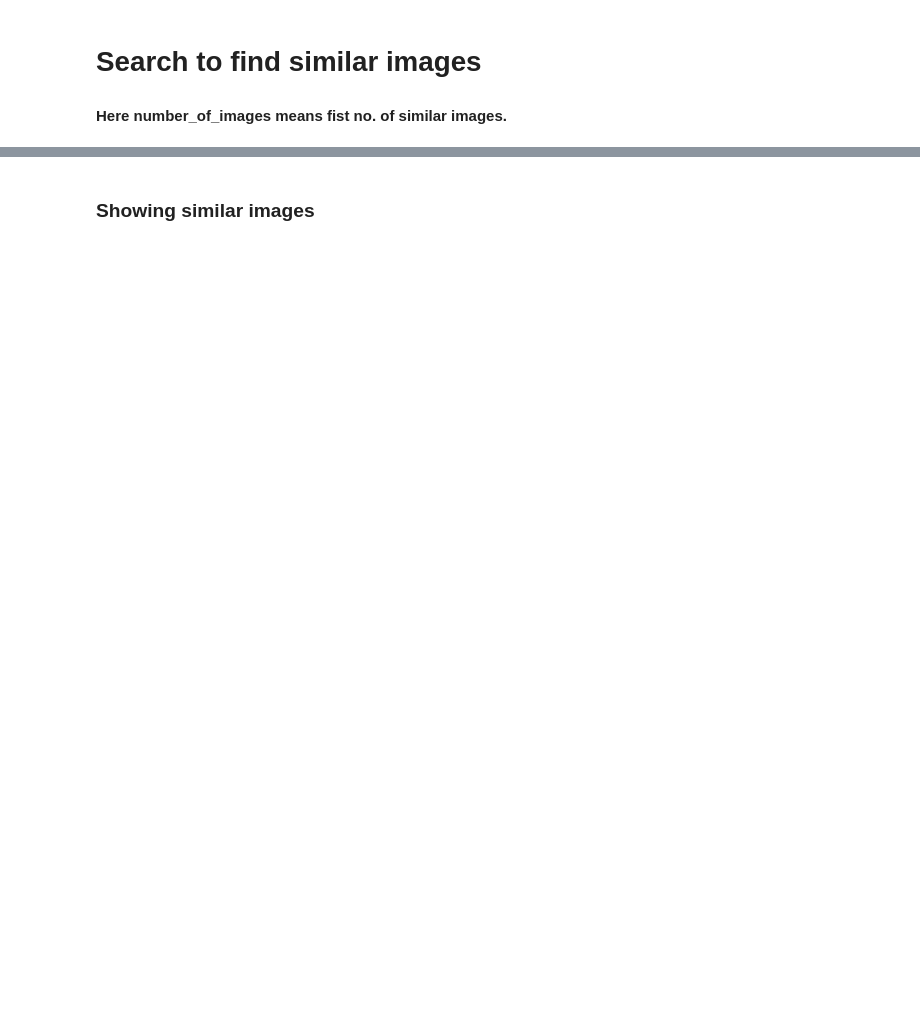
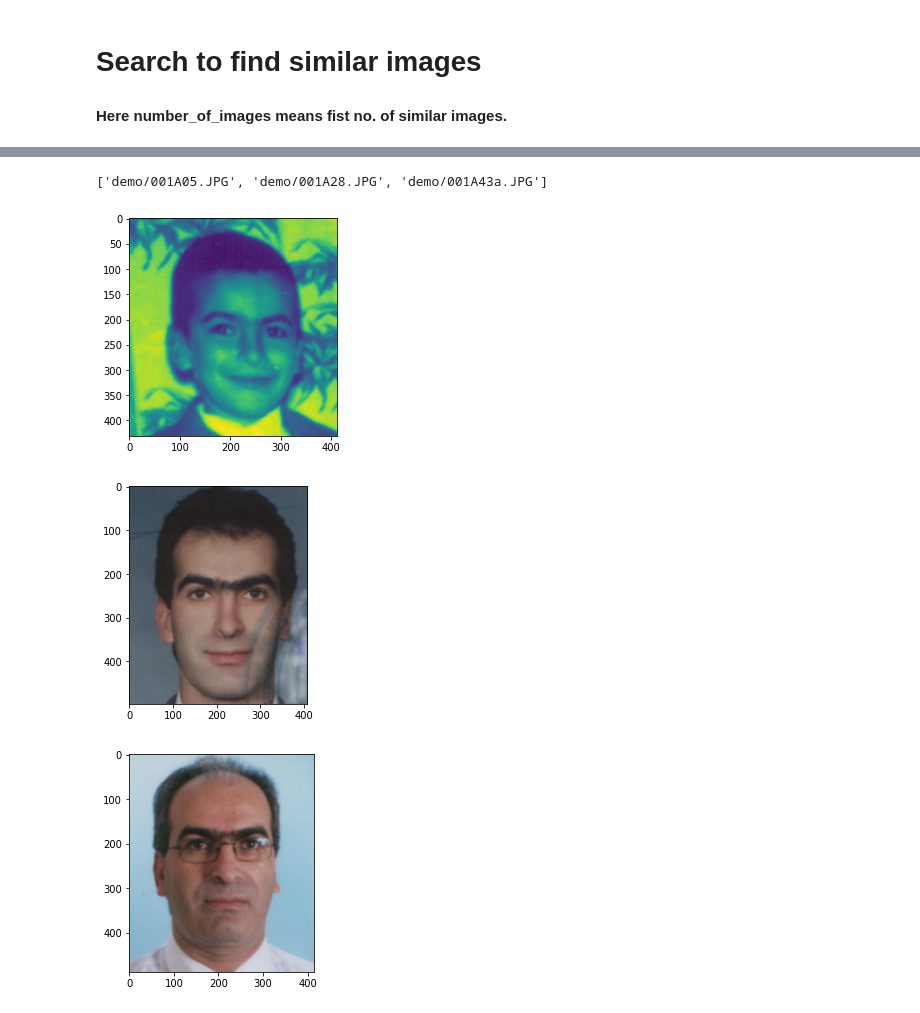
Before and after one commit to Anky209e/Machine-Learning-Projects, a Jupyter notebook: Age_detection/human_ageing_smililarites.ipynb, the cells around one changed output, grey strips where cells are left out. Cells and saved outputs as stored; diff of their text form; code cells hidden in the pictures; blank space fills up the shorter version.

Commit message:
updated function to show images

```diff
--- a/Age_detection/human_ageing_smililarites.ipynb
+++ b/Age_detection/human_ageing_smililarites.ipynb
@@ -20,5 +35,7 @@ Index(image_list).Start()
 # %% [markdown]
 # Search to find similar images
 #### Here number_of_images means fist no. of similar images.
+# %%
+no_of_images = 3
 # %%
-similar_images_name_dic = SearchImage().get_similar_images(image_path=image_list[0],number_of_images=2)
+similar_images_name_dic = SearchImage().get_similar_images(image_path=image_list[0],number_of_images=no_of_images)
@@ -27,2 +43,0 @@ print(similar_images_name_dic)
-# %% [markdown]
-### Showing similar images
@@ -37,0 +44,18 @@ img_s2.show()
+# %%
+images = list(similar_images_name_dic.values())
+print(images)
+# %% [output]
+['demo/001A05.JPG', 'demo/001A28.JPG', 'demo/001A43a.JPG']
+# %%
+import matplotlib.image as mpimg
+def mat_image_show(image_list):
+    for i in image_list:
+        img = mpimg.imread(i)
+        imgplot = plt.imshow(img)
+        plt.show()
+
+mat_image_show(images)
+# %% [output]
+[figure, added]
+[figure, added]
+[figure, added]
```
Also changed, not shown: parts of 7 cells of this notebook, 1 other file.
